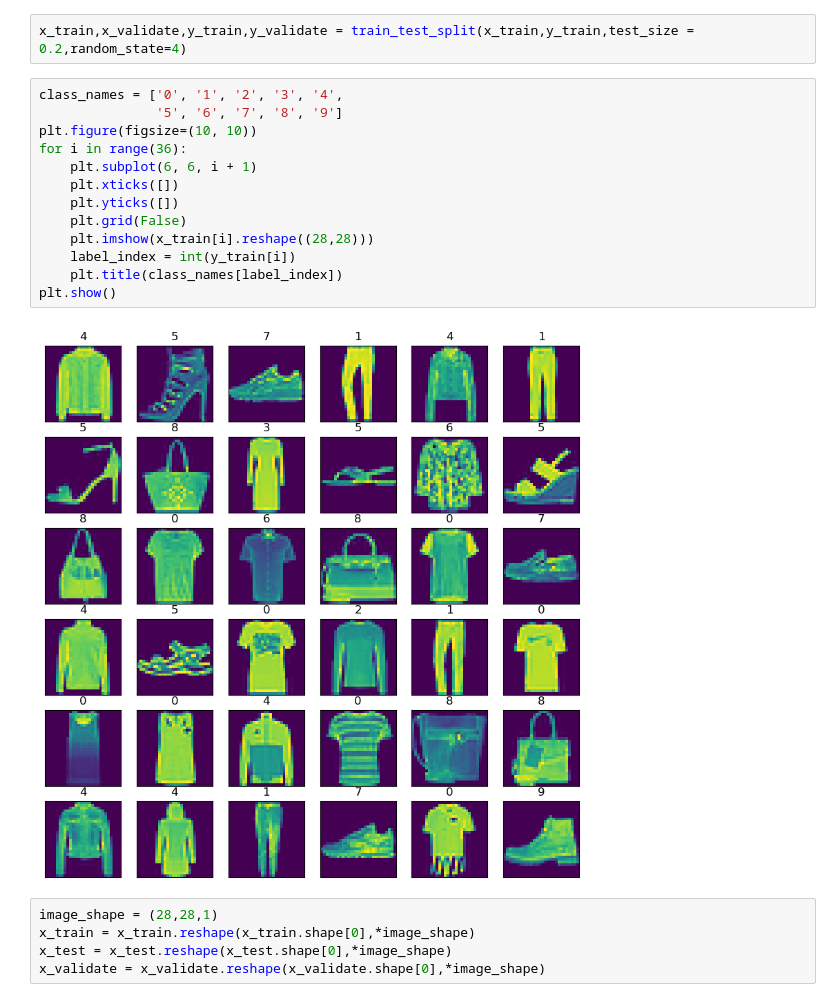
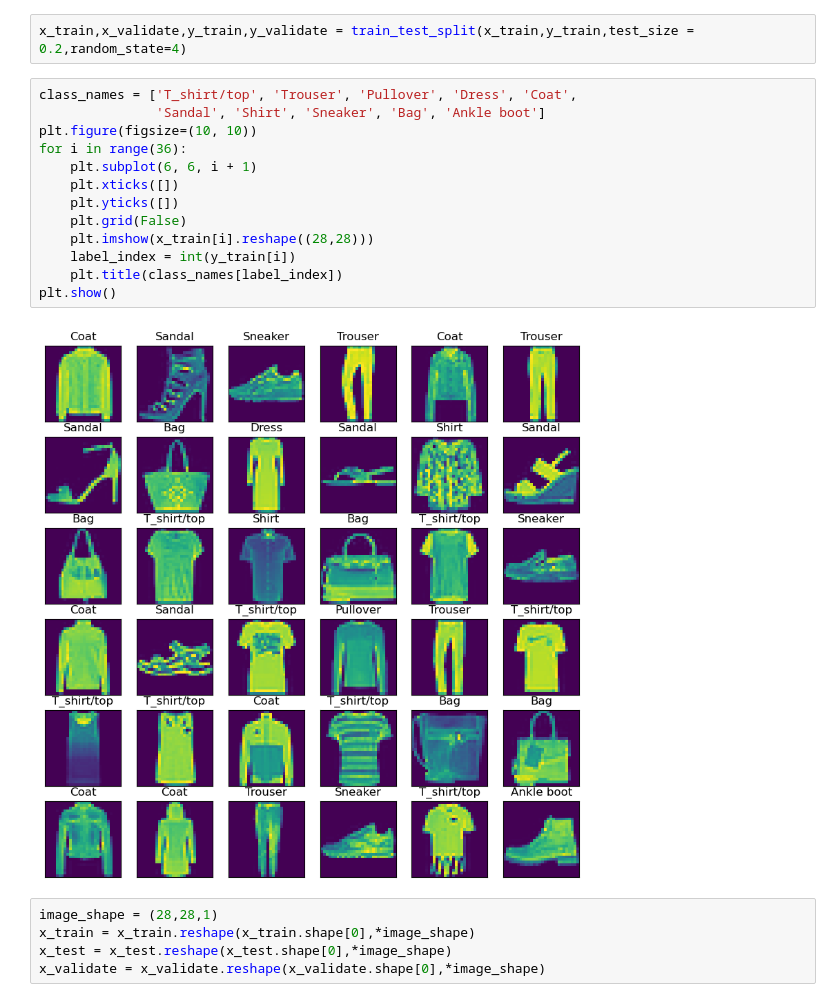
Before and after one commit to BlamerX/Deep-Learning-Projects, a Jupyter notebook: Fashion MNIST/Fashion MNIST with CNN.ipynb, the cells around one changed output. Saved outputs shown, nothing was run; the diff lists cells and outputs as text.

```diff
--- a/Fashion MNIST/Fashion MNIST with CNN.ipynb
+++ b/Fashion MNIST/Fashion MNIST with CNN.ipynb
@@ -37,20 +32,20 @@ y_test=test_data[:,0]
 # %%
 x_train,x_validate,y_train,y_validate = train_test_split(x_train,y_train,test_size = 0.2,random_state=4)
 # %%
-class_names = ['0', '1', '2', '3', '4',
-               '5', '6', '7', '8', '9']
+class_names = ['T_shirt/top', 'Trouser', 'Pullover', 'Dress', 'Coat',
+               'Sandal', 'Shirt', 'Sneaker', 'Bag', 'Ankle boot']
 plt.figure(figsize=(10, 10))
 for i in range(36):
     plt.subplot(6, 6, i + 1)
     plt.xticks([])
     plt.yticks([])
     plt.grid(False)
     plt.imshow(x_train[i].reshape((28,28)))
     label_index = int(y_train[i])
     plt.title(class_names[label_index])
 plt.show()
 # %% [output]
-[figure, old version]
+[figure, new version]
 # %%
 image_shape = (28,28,1)
 x_train = x_train.reshape(x_train.shape[0],*image_shape)
```
Also changed, not shown: parts of 4 cells of this notebook.
